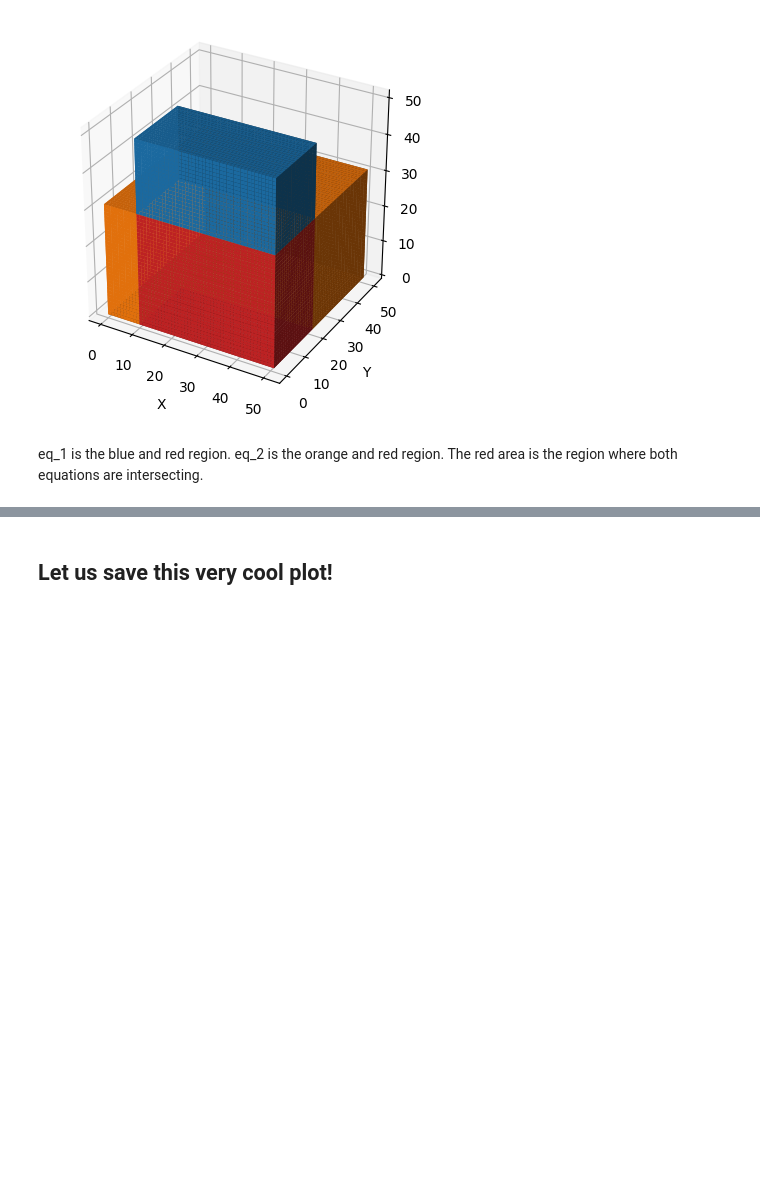
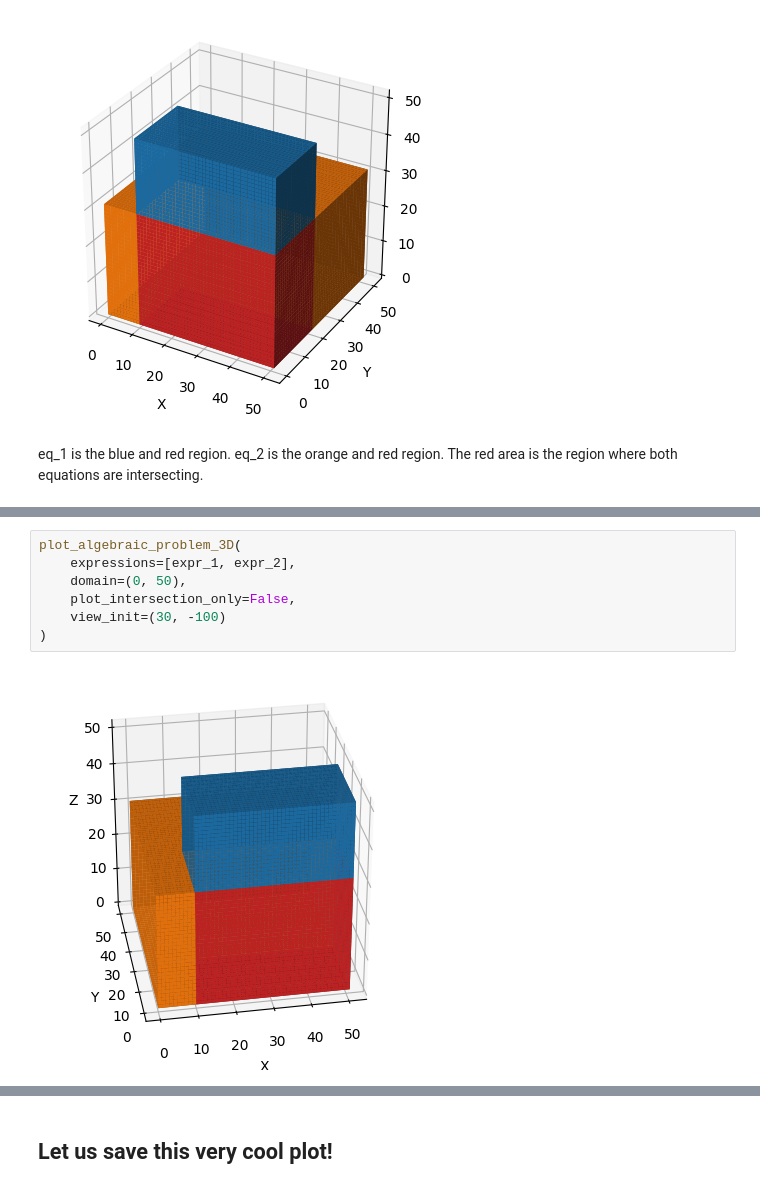
Before and after one commit to khoffschlag/PIE, a Jupyter notebook: examples/basic_examples.ipynb, the cells around one changed output, grey strips where cells are left out. Saved outputs shown, nothing was run; the diff lists cells and outputs as text; blank space fills up the shorter version.

```diff
--- a/examples/basic_examples.ipynb
+++ b/examples/basic_examples.ipynb
@@ -24,0 +27,9 @@ The red area is the region where both equations are intersecting.
+# %%
+plot_algebraic_problem_3D(
+    expressions=[expr_1, expr_2],
+    domain=(0, 50),
+    plot_intersection_only=False,
+    view_init=(30, -100)
+)
+# %% [output]
+[figure, added]
```
Also changed, not shown: parts of 4 cells of this notebook.
